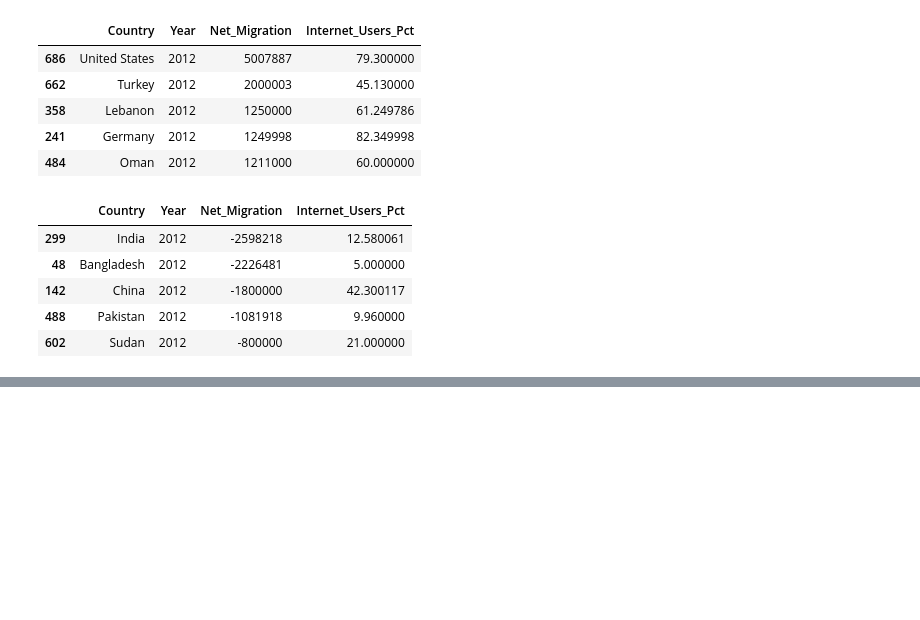
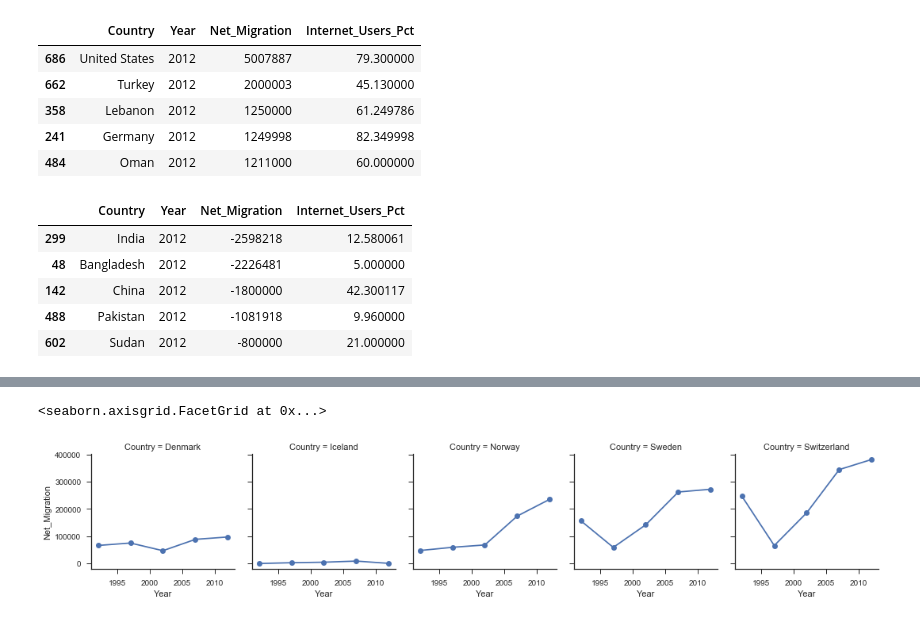
Before and after one commit to paulo-g-martinez/dq1-internet-migration, a Jupyter notebook: data-question-1-jupyter-notebook.ipynb, the cells around one changed output, grey strips where cells are left out. Cells and saved outputs as stored; diff of their text form; code cells hidden in the pictures; blank space fills up the shorter version.

```diff
--- a/data-question-1-jupyter-notebook.ipynb
+++ b/data-question-1-jupyter-notebook.ipynb
@@ -420,0 +449,6 @@ df2012.sort_values(by = 'Net_Migration', ascending=True,).head(5)
+# %%
+top5_grid = sns.FacetGrid(top_5_internet_diachronic, col = "Country")
+top5_grid.map(plt.plot, "Year", "Net_Migration", marker = 'o')
+# %% [output]
+<seaborn.axisgrid.FacetGrid at 0x...>
+[figure, added]
```
Also changed, not shown: parts of 7 cells of this notebook.
